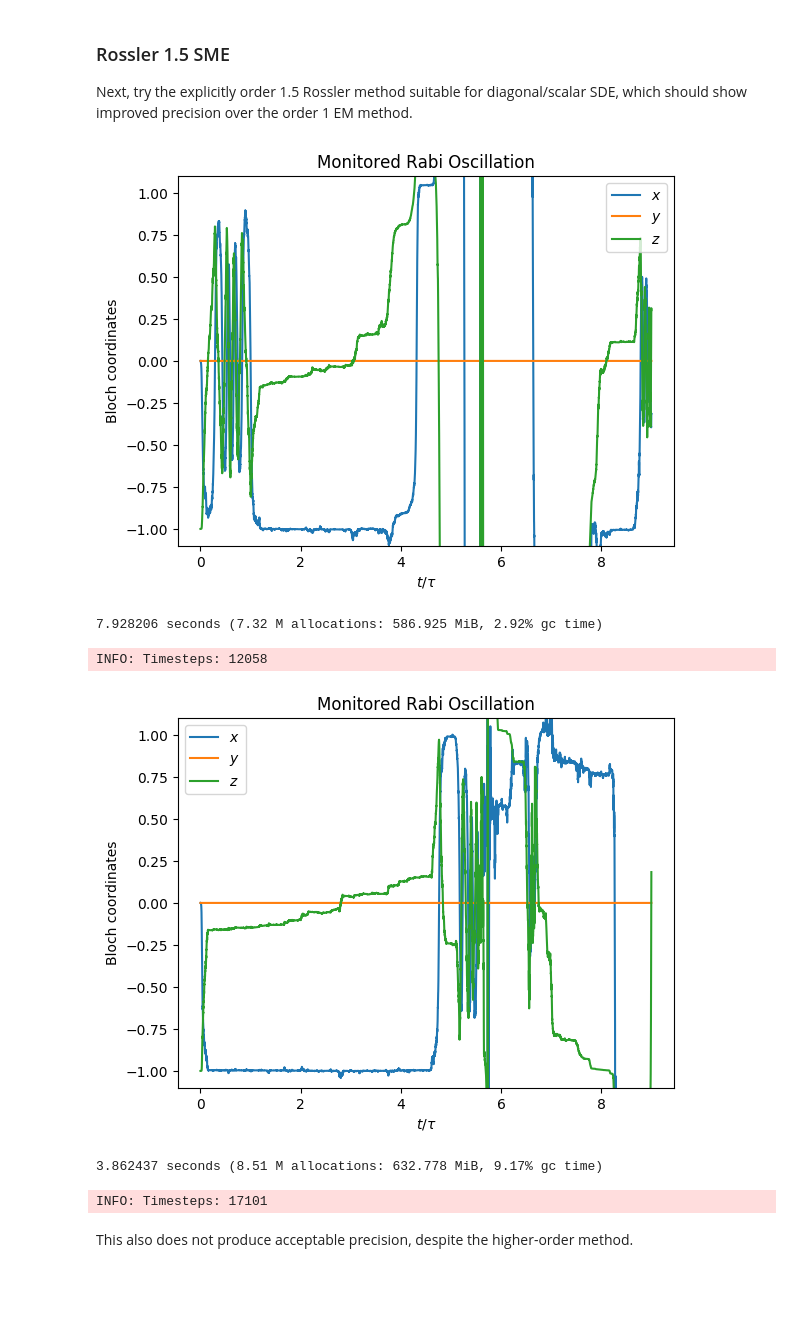
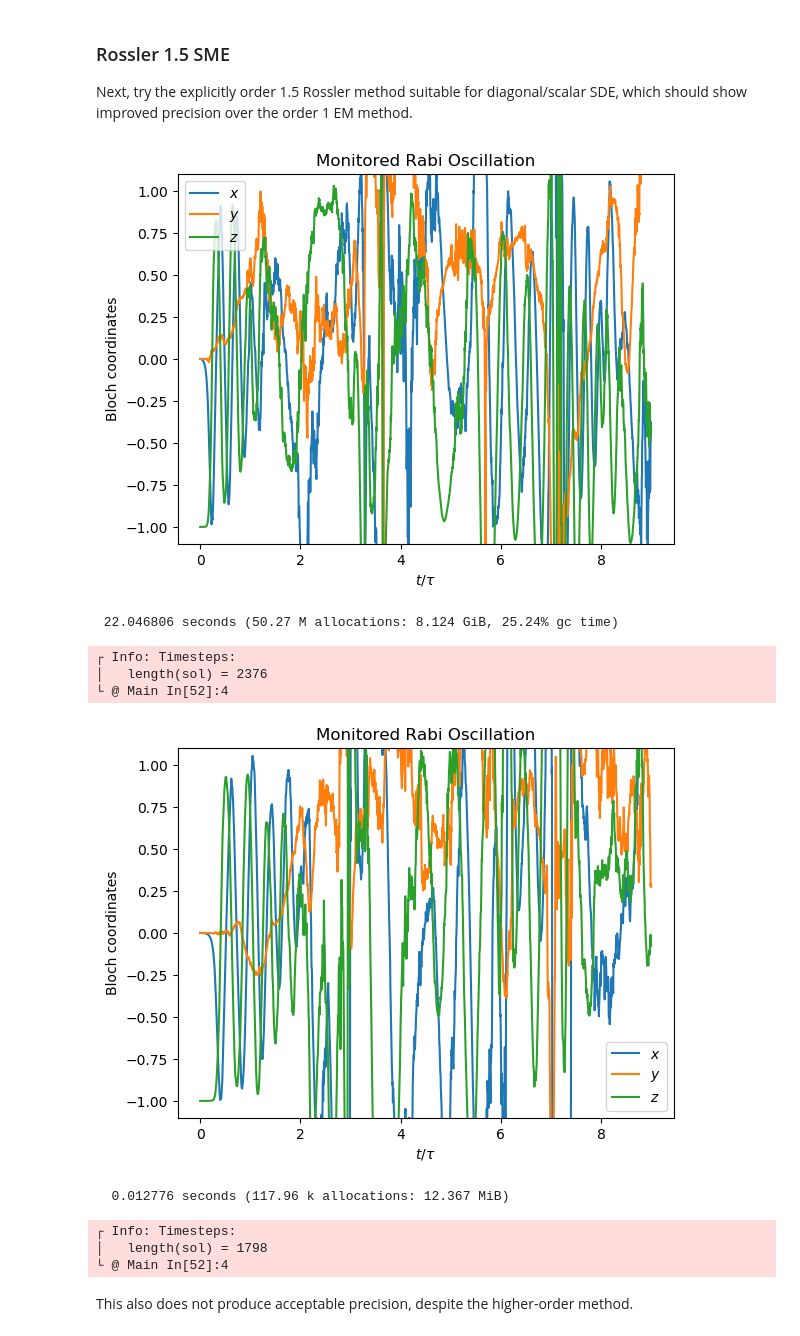
Before and after one commit to justindressel/QuantumBayesian.jl, a Jupyter notebook: notebooks/DiffEqTest.ipynb, the cells around one changed output. Saved outputs shown, nothing was run; the diff lists cells and outputs as text; code cells hidden in the pictures; blank space fills up the shorter version.

```diff
--- a/notebooks/DiffEqTest.ipynb
+++ b/notebooks/DiffEqTest.ipynb
@@ -36,49 +42,57 @@ T = (0.0, 3*τ);  # Time duration of simulation;
 ### Common Trajectory and Plotting Code
 # %%
 # Hamiltonian
-H = (Ω/2)*q("y");
+H = (Ω/2)*Y.data;
 
 # Measurement dephasing
-DM = sqrt(Γ/2)*q("z");
+DM = sqrt(Γ/2)*Z.data;
+
+# Utilities
+comm(a,b) = a * b' - b * a'
+acomm(a, b) = a * b' + b * a'
+sand(a, b) = a * b * a'
+inn(a)  = ρ -> let ac = acomm(a, ρ);  ac - tr(ac)*ρ end
+diss(a) = ρ -> sand(a, ρ) - acomm(a'*a, ρ)/2
+expectation(ρ, op) = tr(ρ * op) / tr(ρ)
 
 # Superoperators
-dm = diss(DM)
+dim = diss(DM)
 mm = inn(sqrt(1/2)*DM)
 
 # Deterministic part of evolution (Lindblad equation)
-dρdt(t, ρ) = -im*comm(H, ρ) + dm(ρ)
+dρdt(ρ, p, t) = -im*comm(H, ρ) + dim(ρ)
+dρdt2 = (du, ρ, p, t) -> du .= -im*comm(H, ρ) + dim(ρ) # SRIW1 no longer supports the inplace syntax above
 
 # Ito stochastic part of evolution
-dρdW(t, ρ) = mm(ρ)
+dρdW(ρ, p, t) = mm(ρ)
+dρdW2 = (du, ρ, p, t) -> du .= mm(ρ) # SRIW1 no longer supports the inplace syntax above
 
 # Initial ground state
-ρ0 = full(ground(q));
+ρ0 = Zm.data;
 # %%
 # Plotting
 function plot_solution(sol; plot_title="Monitored Rabi Oscillation")
-    ts = linspace(T..., length(sol))
-    info("Timesteps: ",length(sol))
+    ts = range(T..., length=length(sol))
+    @info("Timesteps: ",length(sol))
     # Get Bloch components
     xs = zeros(Float64, size(ts))
     ys = zeros(Float64, size(ts))
     zs = zeros(Float64, size(ts))
     for i in 1:length(sol)
-        xs[i] = real(expect(sol[i], q("x")))
-        ys[i] = real(expect(sol[i], q("y")))
-        zs[i] = real(expect(sol[i], q("z")))
+        xs[i] = 2real(expectation(sol[i], X.data) - 0.5)
+        ys[i] = 2real(expectation(sol[i], Y.data) - 0.5)
+        zs[i] = 2real(expectation(sol[i], Z.data) - 0.5)
     end
     # Plot Bloch components vs. time
     p = plot(ts, xs, label=L"$x$")
-    hold(true)
     plot(ts, ys, label=L"$y$")
     ax = gca()
-    ax[:set_ylim]([-1.1,1.1])
+    ax.set_ylim([-1.1,1.1])
     plot(ts, zs, label=L"$z$")
     xlabel(L"$t/\tau$")
     ylabel("Bloch coordinates")
     title(plot_title)
     legend()
-    hold(false)
     show()
 end;
 # %% [markdown]
@@ -87,6 +101,7 @@ end;
 Define the problem, with moderate duration to show expected behavior.
 # %%
 probsde = SDEProblem(dρdt, dρdW, ρ0, T);
+probsde2 = SDEProblem(dρdt2, dρdW2, ρ0, (0,6*2pi)); # SRIW1 no longer supports the inplace syntax above
 probode = ODEProblem(dρdt, ρ0, T);
 # %% [markdown]
 ### Lindblad Euler evolution
@@ -138,21 +160,25 @@ Note that the first-order method yields unacceptable precision at $dt=10^{-4}$,
 
 Next, try the explicitly order 1.5 Rossler method suitable for diagonal/scalar SDE, which should show improved precision over the order 1 EM method.
 # %%
-@time sol = solve(probsde, SRIW1(), dt=1/10^4);
+@time sol = solve(probsde2, SRIW1(), dt=1/10^4);
 
 plot_solution(sol)
 # %% [output]
-[figure, old version]
+[figure, new version]
-7.928206 seconds (7.32 M allocations: 586.925 MiB, 2.92% gc time)
+ 22.046806 seconds (50.27 M allocations: 8.124 GiB, 25.24% gc time)
-INFO: Timesteps: 12058
+┌ Info: Timesteps:
+│   length(sol) = 2376
+└ @ Main In[52]:4
 # %%
-@time sol = solve(probsde, SRIW1(), dt=1/10^5);
+@time sol = solve(probsde2, SRIW1(), dt=1/10^5);
 
 plot_solution(sol)
 # %% [output]
-[figure, old version]
+[figure, new version]
-3.862437 seconds (8.51 M allocations: 632.778 MiB, 9.17% gc time)
+  0.012776 seconds (117.96 k allocations: 12.367 MiB)
-INFO: Timesteps: 17101
+┌ Info: Timesteps:
+│   length(sol) = 1798
+└ @ Main In[52]:4
 # %% [markdown]
 This also does not produce acceptable precision, despite the higher-order method.
 # %% [markdown]
```
Also changed, not shown: parts of 13 cells of this notebook, 11 other files.
